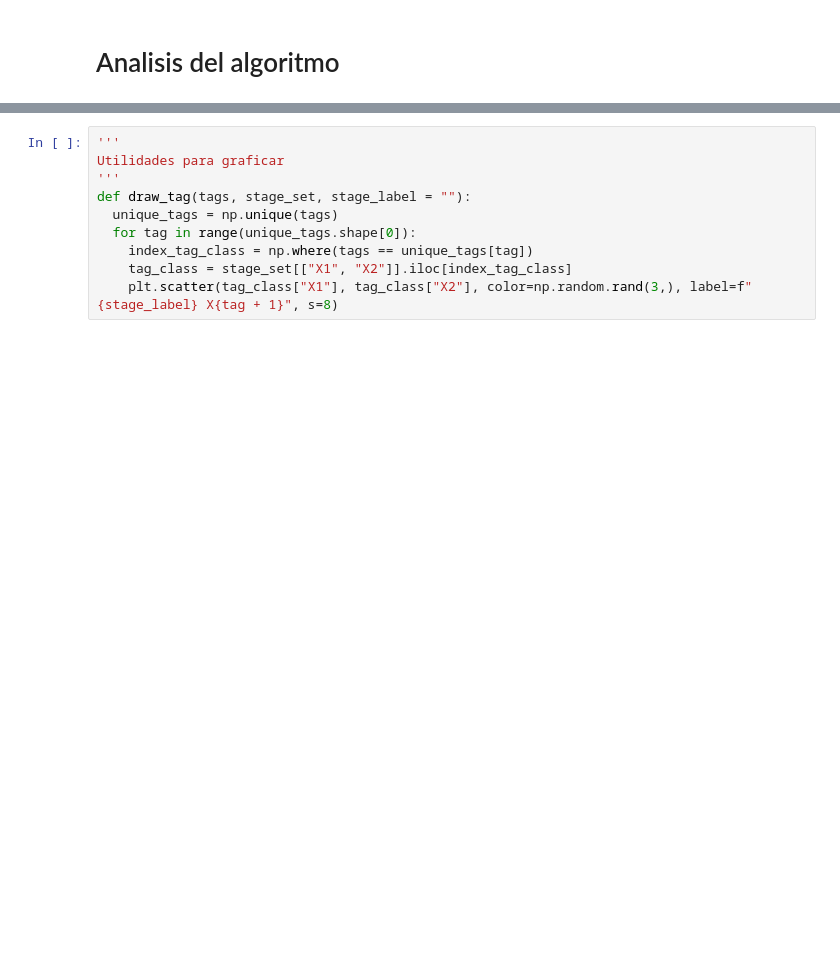
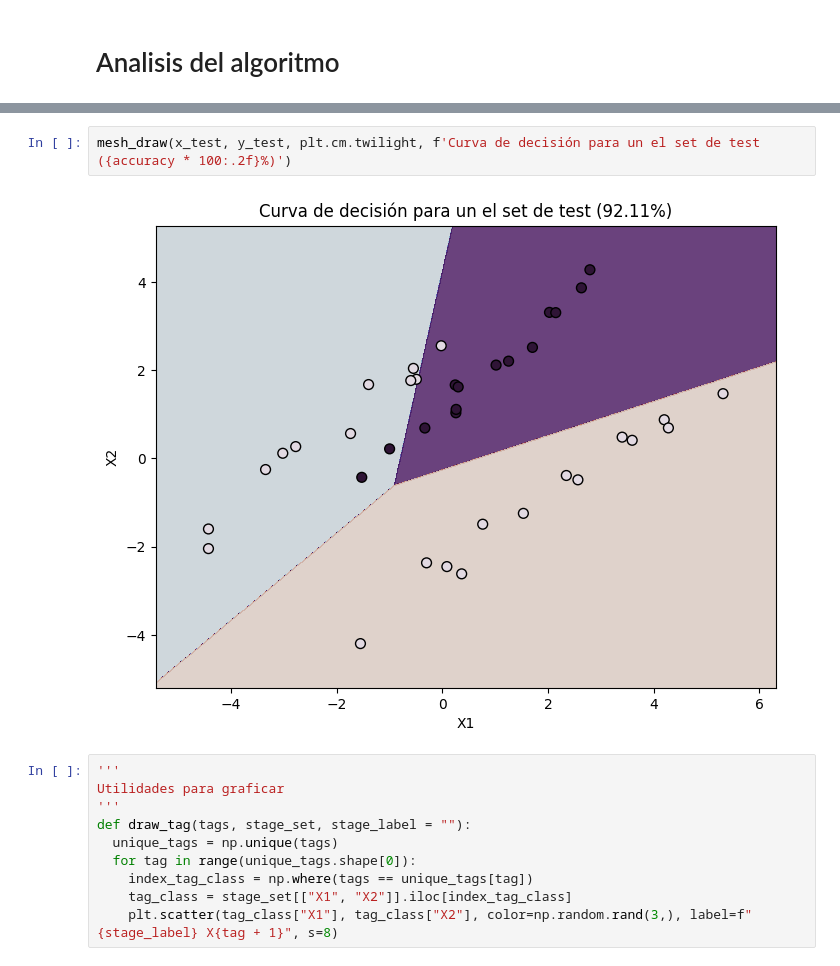
Before and after one commit to AndresMpa/deep-learning, a Jupyter notebook: labs/task/laboratory_1/perceptron/lab_1_multiclass_perceptron.ipynb, the cells around one changed output, grey strips where cells are left out. Saved outputs shown, nothing was run; the diff lists cells and outputs as text; blank space fills up the shorter version.

```diff
--- a/labs/task/laboratory_1/perceptron/lab_1_multiclass_perceptron.ipynb
+++ b/labs/task/laboratory_1/perceptron/lab_1_multiclass_perceptron.ipynb
@@ -134,3 +192,7 @@ curve_length = -(weight[2] + weight[0] * curve_size) / weight[1]
+# %%
+mesh_draw(x_test, y_test, plt.cm.twilight, f'Curva de decisión para un el set de test ({accuracy * 100:.2f}%)')
+# %% [output]
+[figure, added]
 # %%
 '''
 Utilidades para graficar
```
Also changed, not shown: parts of 19 cells of this notebook, 14 other files.
